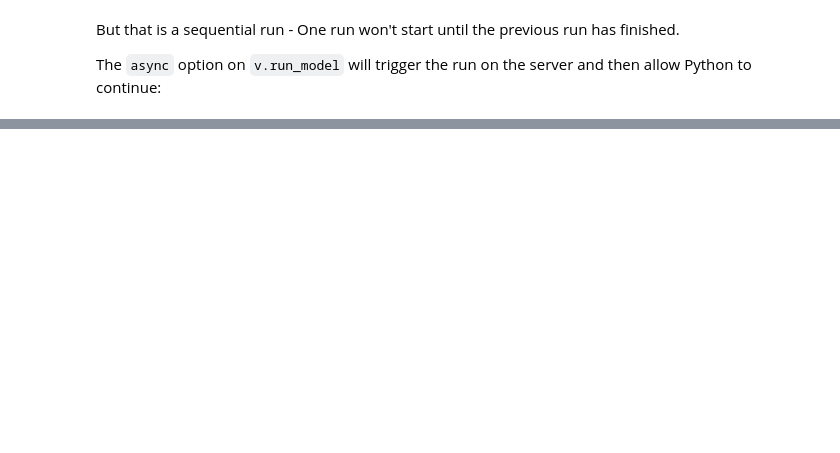
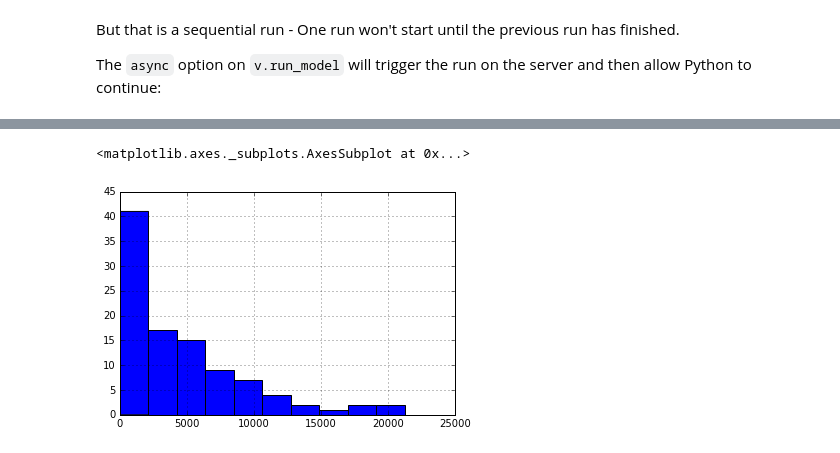
Before and after one commit to flowmatters/veneer-py, a Jupyter notebook: doc/training/7_Parallel_Processing_and_Veneer_Command_Line.ipynb, the cells around one changed output, grey strips where cells are left out. Saved outputs shown, nothing was run; the diff lists cells and outputs as text; code cells hidden in the pictures; blank space fills up the shorter version.

```diff
--- a/doc/training/7_Parallel_Processing_and_Veneer_Command_Line.ipynb
+++ b/doc/training/7_Parallel_Processing_and_Veneer_Command_Line.ipynb
@@ -613,0 +341,3 @@ calibration.run()
+# %%
+samples = sampled_scaling_factors.reshape(NUMBER_OF_SIMULATIONS/len(ports),len(ports))
+samples
@@ -613,0 +380,39 @@ calibration.run()
+# %%
+spill_results=[]
+total_runs=0
+
+for group in samples:
+    group_run_responses = [] # Somewhere
+    for i in range(len(vs)): # Will be 0,1.. #ports
+        total_runs += 1
+        scaling_factor = group[i]
+        v = vs[i]
+
+        # We are running the multiple many times in this case - so lets drop any results we already have...
+        v.drop_all_runs()
+
+        # Set $InflowScaling to current scaling factor
+        v.update_function('$InflowScaling',scaling_factor)
+        response = v.run_model(async=True)
+        group_run_responses.append(response)
+
+    #### NOW, All runs for this group have been triggered. Now go back and retrieve results
+
+    # Retrieve the spill time series, as an annual sum, with the column named for the variable ('Spill Volume')
+    for i in range(len(vs)): # Will be 0,1.. #ports
+        scaling_factor = group[i]
+        v = vs[i]
+        r = group_run_responses[i]
+
+        code = r.getresponse().getcode() # Wait until the job is finished
+
+        run_results = v.retrieve_multiple_time_series(criteria=ts_match_criteria,timestep='annual',name_fn=veneer.name_for_variable)
+
+        # Store the mean spill volume and the scaling factor we used
+        spill_results.append({'ScalingFactor':scaling_factor,'SpillVolume':run_results['Spill Volume'].mean()})
+    veneer.log('Completed %d runs'%total_runs)
+
+# Convert the results to a Data Frame
+import pandas as pd
+spill_results_df = pd.DataFrame(spill_results)
+spill_results_df
@@ -613,0 +455,6 @@ calibration.run()
+# %%
+spill_results_df['SpillVolumeGL'] = spill_results_df['SpillVolume'] * 1e-6 # Convert to GL
+spill_results_df['SpillVolumeGL'].hist()
+# %% [output]
+<matplotlib.axes._subplots.AxesSubplot at 0x...>
+[figure, added]
```
Also changed, not shown: parts of 101 cells of this notebook.
